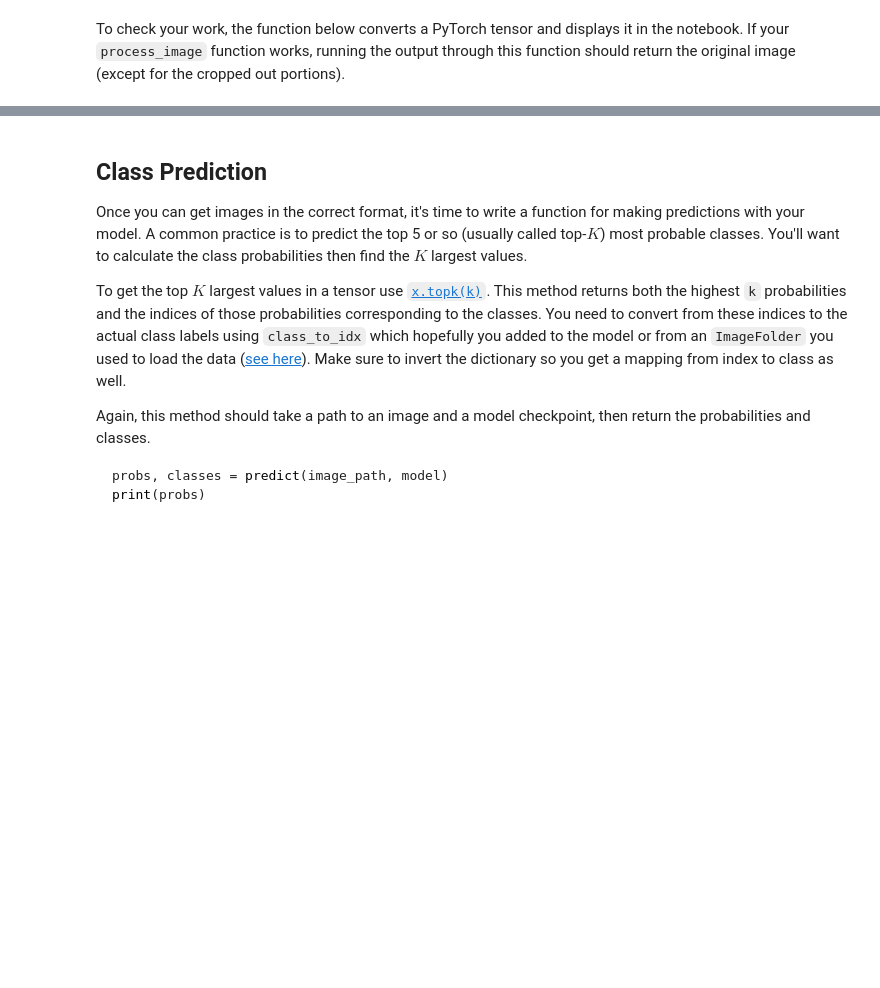
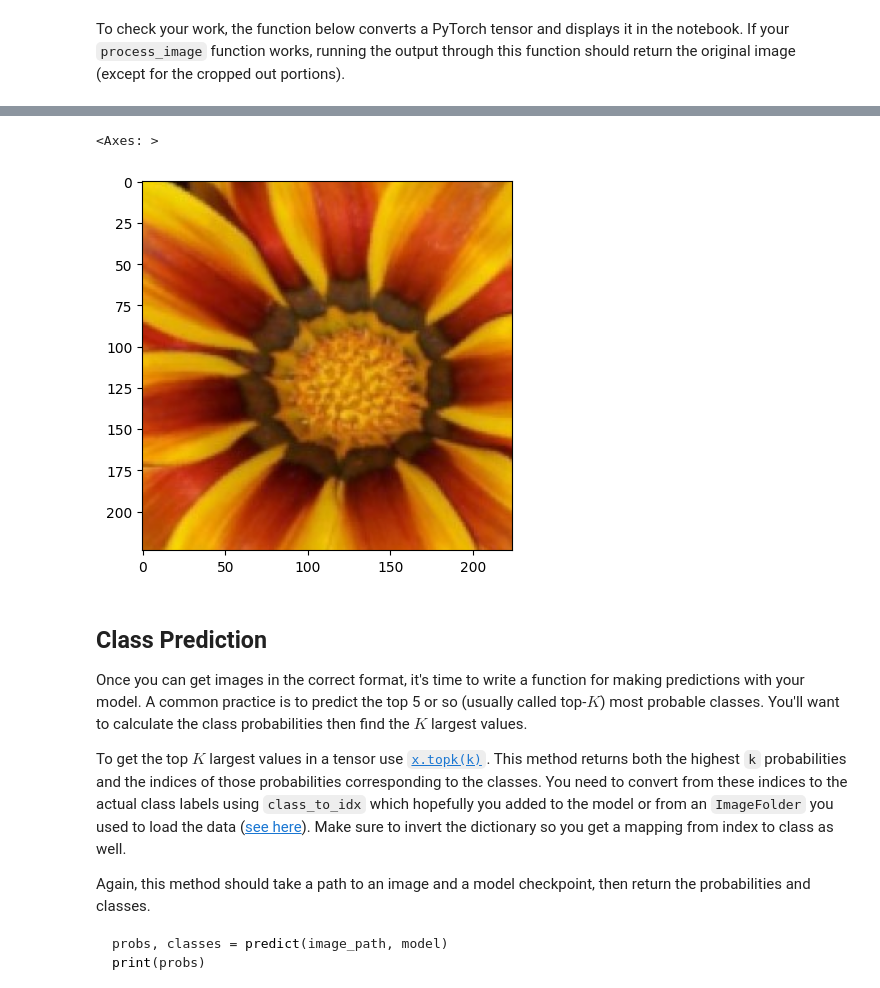
Before and after one commit to morbrian/aipnd-project, a Jupyter notebook: Image Classifier Project.ipynb, the cells around one changed output, grey strips where cells are left out. Drawn from its saved outputs; the diff is of its cells as text; code cells hidden in the pictures; blank space fills up the shorter version.

```diff
--- a/Image Classifier Project.ipynb
+++ b/Image Classifier Project.ipynb
@@ -133,25 +134,26 @@ test_dir = data_dir + '/test'
 # pixel color normalize stats per ImageNet dataset specification, same values for train and test.
 pixel_mean = [0.485, 0.456, 0.406]
 pixel_std = [0.229, 0.224, 0.225]
-crop_size = 224
+img_crop_size = 224
+img_side_px = 255
 num_classes = 102
 
 # apply additional transforms to training data to help the learning process generalize the patterns it recognizes
 train_transforms = transforms.Compose([transforms.RandomRotation(30),
-                                       transforms.RandomResizedCrop(crop_size),
+                                       transforms.RandomResizedCrop(img_crop_size),
                                        transforms.RandomHorizontalFlip(),
                                        transforms.ToTensor(),
                                        transforms.Normalize(pixel_mean, pixel_std)])
 
 # apply only the basic resize/center/normalize to the test and validation data sets.
-validation_transforms = transforms.Compose([transforms.Resize(255),
-                                      transforms.CenterCrop(crop_size),
+validation_transforms = transforms.Compose([transforms.Resize(img_side_px),
+                                      transforms.CenterCrop(img_crop_size),
                                       transforms.ToTensor(),
                                       transforms.Normalize(pixel_mean, pixel_std)])
 
 # use the same transforms for testing as we used for validation
-test_transforms = transforms.Compose([transforms.Resize(255),
-                                      transforms.CenterCrop(crop_size),
+test_transforms = transforms.Compose([transforms.Resize(img_side_px),
+                                      transforms.CenterCrop(img_crop_size),
                                       transforms.ToTensor(),
                                       transforms.Normalize(pixel_mean, pixel_std)])
 
@@ -700,10 +705,3 @@ Color channels of images are typically encoded as integers 0-255, but the model
 As before, the network expects the images to be normalized in a specific way. For the means, it's `[0.485, 0.456, 0.406]` and for the standard deviations `[0.229, 0.224, 0.225]`. You'll want to subtract the means from each color channel, then divide by the standard deviation.
 
 And finally, PyTorch expects the color channel to be the first dimension but it's the third dimension in the PIL image and Numpy array. You can reorder dimensions using [`ndarray.transpose`](https://docs.scipy.org/doc/numpy-1.13.0/reference/generated/numpy.ndarray.transpose.html). The color channel needs to be first and retain the order of the other two dimensions.
-# %%
-def process_image(image):
-    ''' Scales, crops, and normalizes a PIL image for a PyTorch model,
-        returns an Numpy array
-    '''
-
-    # TODO: Process a PIL image for use in a PyTorch model
@@ -715,13 +744,17 @@ def imshow(image, ax=None, title=None):
     if ax is None:
         fig, ax = plt.subplots()
 
+
+    if title:
+        ax.set_title(title)
+
     # PyTorch tensors assume the color channel is the first dimension
     # but matplotlib assumes is the third dimension
     image = image.numpy().transpose((1, 2, 0))
 
     # Undo preprocessing
-    mean = np.array([0.485, 0.456, 0.406])
-    std = np.array([0.229, 0.224, 0.225])
+    mean = np.array(pixel_mean)
+    std = np.array(pixel_std)
     image = std * image + mean
 
     # Image needs to be clipped between 0 and 1 or it looks like noise when displayed
@@ -733,3 +772,14 @@ def imshow(image, ax=None, title=None):
+# %%
+sample_image_path = 'assets/sample-flower.jpg'
+processed_image = None
+with Image.open(sample_image_path) as pil_image:
+    processed_image = process_image(pil_image)
+
+torch_image = torch.from_numpy(processed_image).float()
+imshow(torch_image)
+# %% [output]
+<Axes: >
+[figure, added]
 # %% [markdown]
 ## Class Prediction
 
```
Also changed, not shown: parts of 14 cells of this notebook, 1 other file.
